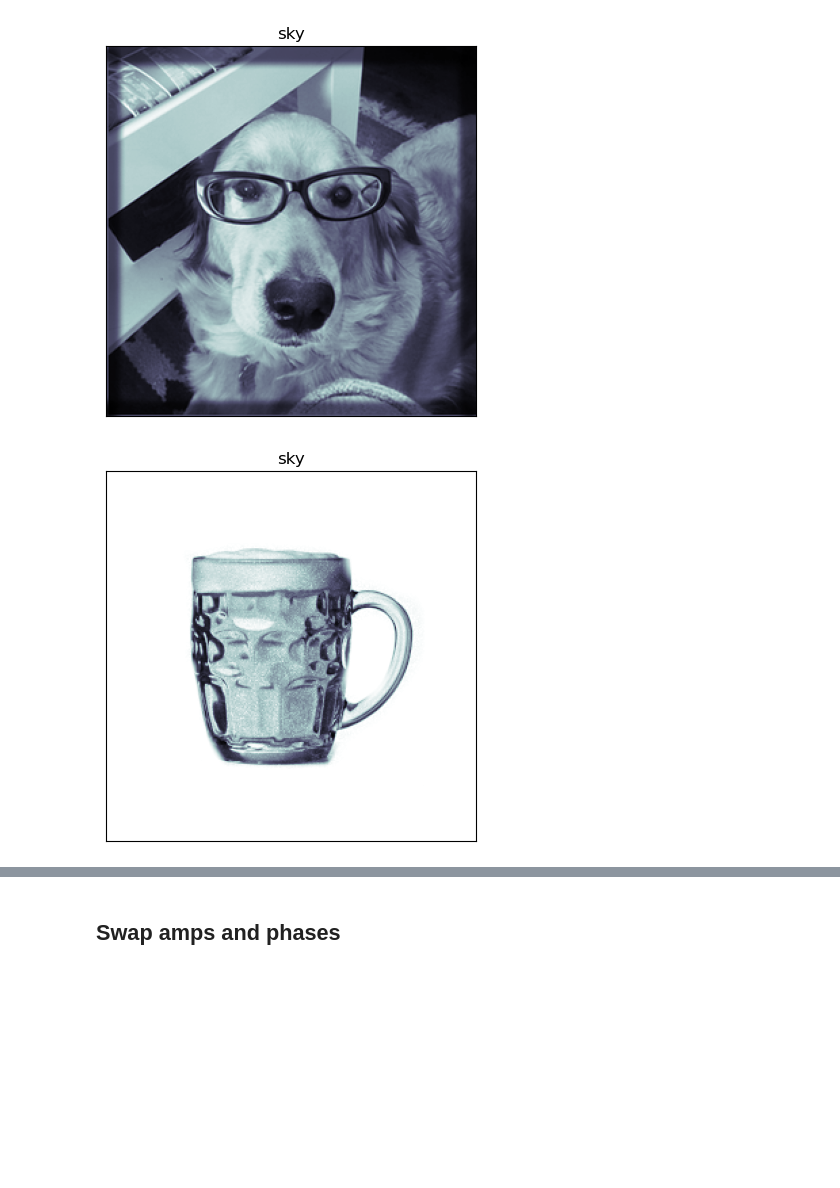
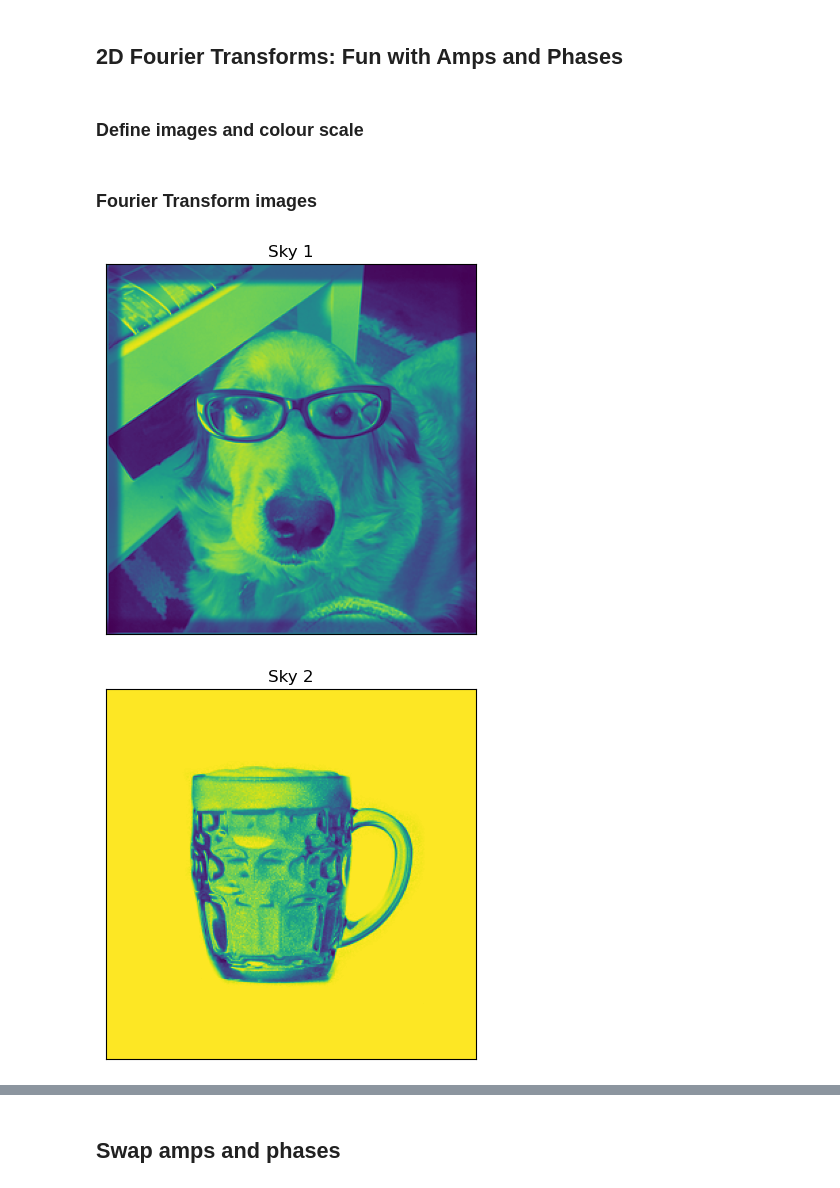
Before and after one commit to limonkufu/radio-astro-tutorials, a Jupyter notebook: Fourier_Transforms.ipynb, the cells around one changed output, grey strips where cells are left out. Saved outputs shown, nothing was run; the diff lists cells and outputs as text; code cells hidden in the pictures; blank space fills up the shorter version.

```diff
--- a/Fourier_Transforms.ipynb
+++ b/Fourier_Transforms.ipynb
@@ -3,12 +3,18 @@ from scipy import fftpack
 import numpy as np
 import matplotlib.pyplot as plt
 import matplotlib.image as mpimg
+# %% [markdown]
+## 2D Fourier Transforms: Fun with Amps and Phases
+# %% [markdown]
+### Define images and colour scale
 # %%
-col_map='bone'
-filenamein1 = 'images/Dog.png'#'Dog.png'#'
+col_map='viridis'
+filenamein1 = 'images/Dog.png'#
 filenamein2 = 'images/pintlilColGrey.png'#
 img_sky1=mpimg.imread(filenamein1)
 img_sky2=mpimg.imread(filenamein2)
+# %% [markdown]
+### Fourier Transform images
 # %%
 #=== fft stuff ===#
 fft_f1=np.fft.fft2(img_sky1[:,:,1])              #This is the complex visibility from a complete
@@ -18,20 +24,20 @@ fft_sky2 = fftpack.fftshift( fft_f2 )
 # %%
 #=== plot sky image
 fig_sky = plt.figure(1)
 ax_sky = fig_sky.add_subplot(111)
 ax_sky.imshow(img_sky1[:,:,1], cmap=col_map)
-ax_sky.set_title("sky1")
+ax_sky.set_title("Sky 1")
 ax_sky.get_xaxis().set_visible(False)
 ax_sky.get_yaxis().set_visible(False)
 plt.show()
 
 fig_sky2 = plt.figure(10)
 ax_sky2 = fig_sky2.add_subplot(111)
 ax_sky2.imshow(img_sky2[:,:,1], cmap=col_map)
-ax_sky2.set_title("sky2")
+ax_sky2.set_title("Sky 2")
 ax_sky2.get_xaxis().set_visible(False)
 ax_sky2.get_yaxis().set_visible(False)
 plt.show()
 # %% [output]
-[figure, old version]
+[figure, new version]
-[figure, old version]
+[figure, new version]
```
Also changed, not shown: parts of 6 cells of this notebook, 2 other files.
